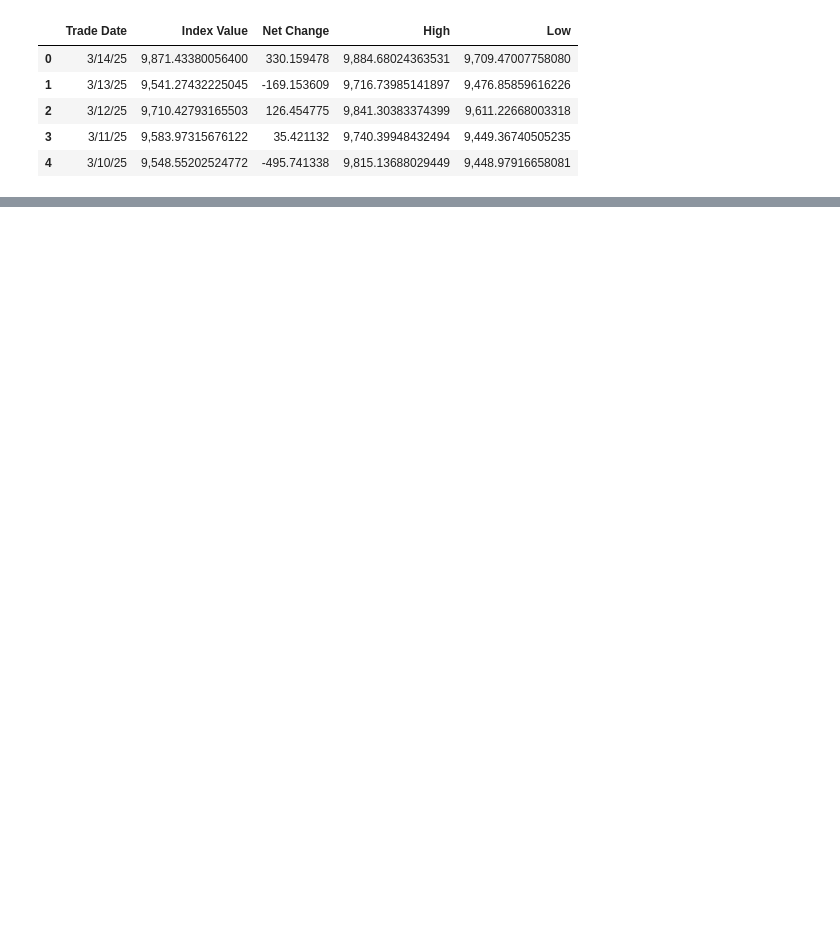
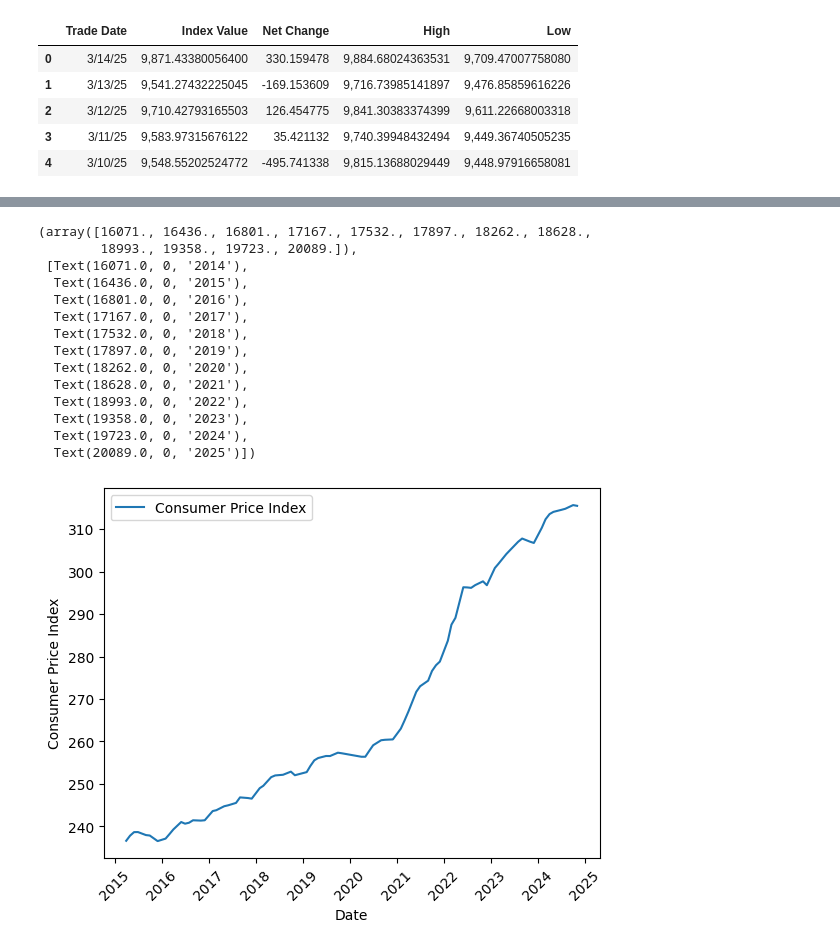
Before and after one commit to jclauss24/MTLSA_Project, a Jupyter notebook: DataProcessing/PrelimDataProcessing.ipynb, the cells around one changed output, grey strips where cells are left out. Cells and saved outputs as stored; diff of their text form; code cells hidden in the pictures; blank space fills up the shorter version.

```diff
--- a/DataProcessing/PrelimDataProcessing.ipynb
+++ b/DataProcessing/PrelimDataProcessing.ipynb
@@ -16,0 +237,22 @@ NASDAQ_tech_index.head()
+# %%
+plt.plot(merged_all_info.index, merged_all_info["CPI"], linestyle = '-', label="Consumer Price Index")
+plt.xlabel("Date")
+plt.ylabel("Consumer Price Index")
+plt.legend()
+plt.xticks(rotation=45) # slightly tilts the dates so it's easier to read
+# %% [output]
+(array([16071., 16436., 16801., 17167., 17532., 17897., 18262., 18628.,
+        18993., 19358., 19723., 20089.]),
+ [Text(16071.0, 0, '2014'),
+  Text(16436.0, 0, '2015'),
+  Text(16801.0, 0, '2016'),
+  Text(17167.0, 0, '2017'),
+  Text(17532.0, 0, '2018'),
+  Text(17897.0, 0, '2019'),
+  Text(18262.0, 0, '2020'),
+  Text(18628.0, 0, '2021'),
+  Text(18993.0, 0, '2022'),
+  Text(19358.0, 0, '2023'),
+  Text(19723.0, 0, '2024'),
+  Text(20089.0, 0, '2025')])
+[figure, added]
```
Also changed, not shown: parts of 19 cells of this notebook.
